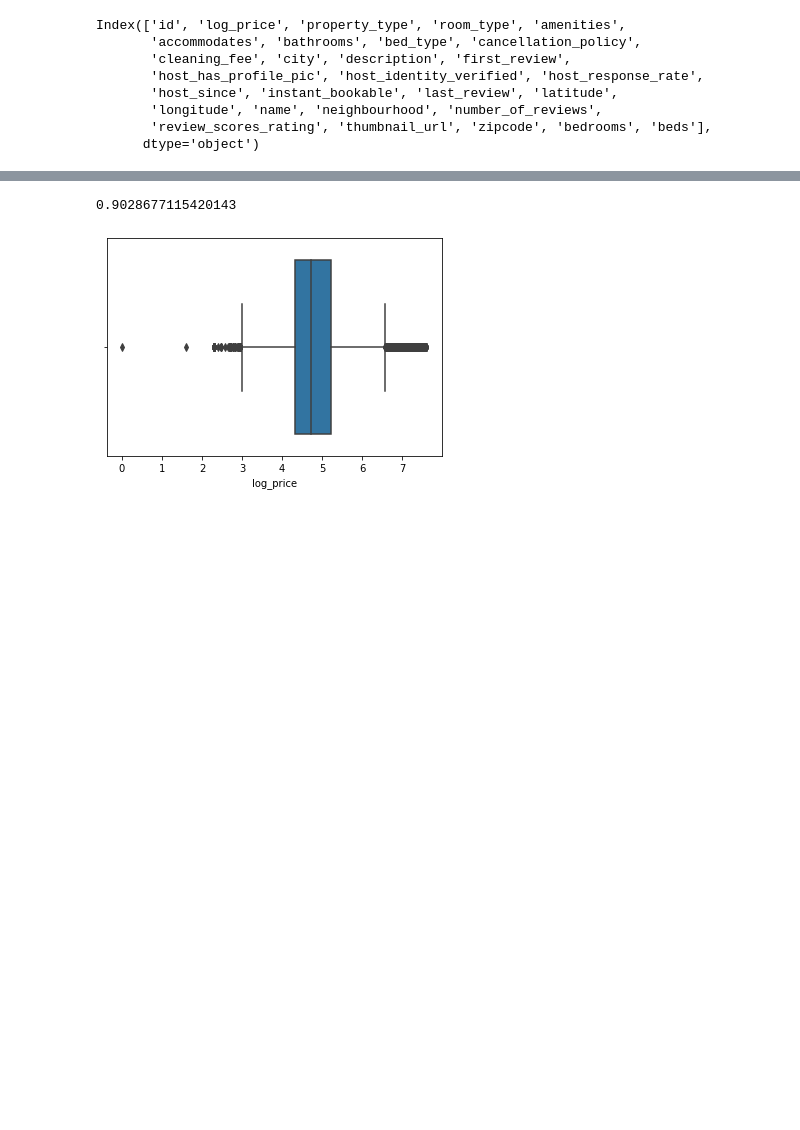
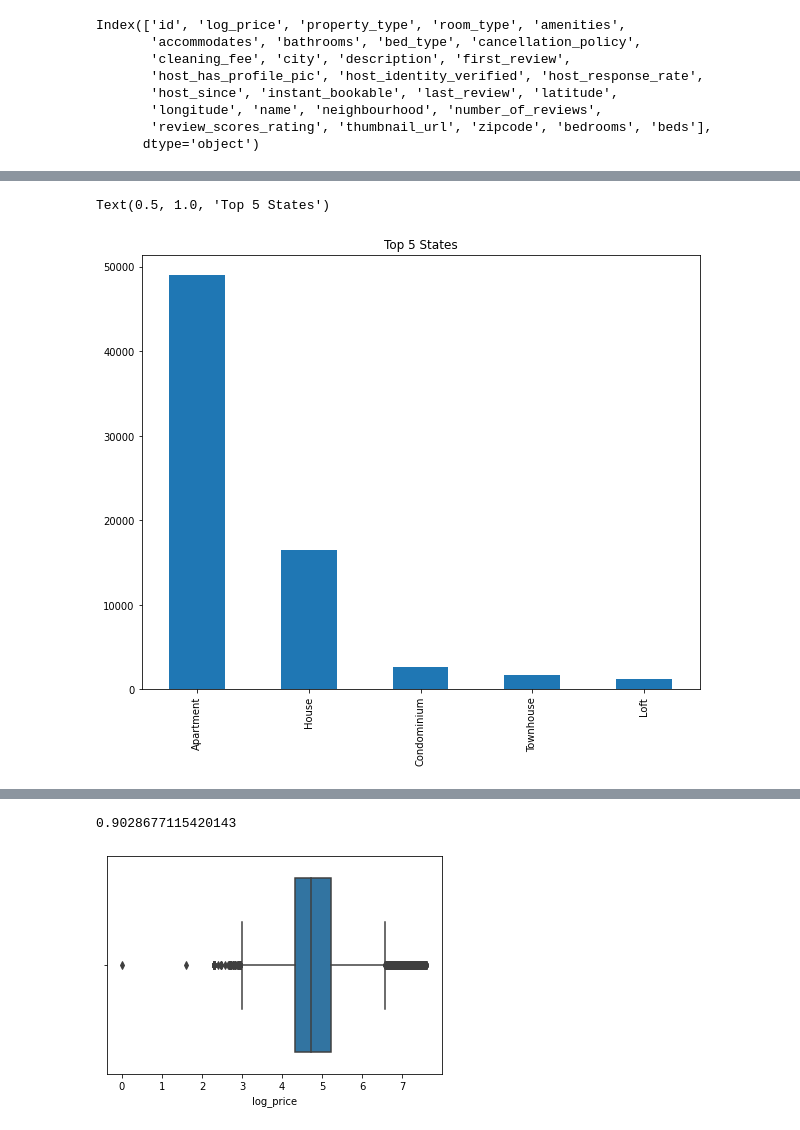
Before and after one commit to Darkling-01/Airbnb-Machine-Learning, a Jupyter notebook: Project_1.ipynb, the cells around one changed output, grey strips where cells are left out. Cells and saved outputs as stored; diff of their text form; code cells hidden in the pictures; blank space fills up the shorter version.

```diff
--- a/Project_1.ipynb
+++ b/Project_1.ipynb
@@ -51,3 +73,10 @@ dataset = dataset.sample(frac = 1)
+# %%
+top_5 = dataset['property_type'].value_counts()[:5]
+top_5.plot(kind = 'bar', figsize = (10, 8))
+plt.title('Top 5 States')
+# %% [output]
+Text(0.5, 1.0, 'Top 5 States')
+[figure, added]
 # %%
 #visualize the data set
 #train log_price
```
Also changed, not shown: parts of 10 cells of this notebook.
